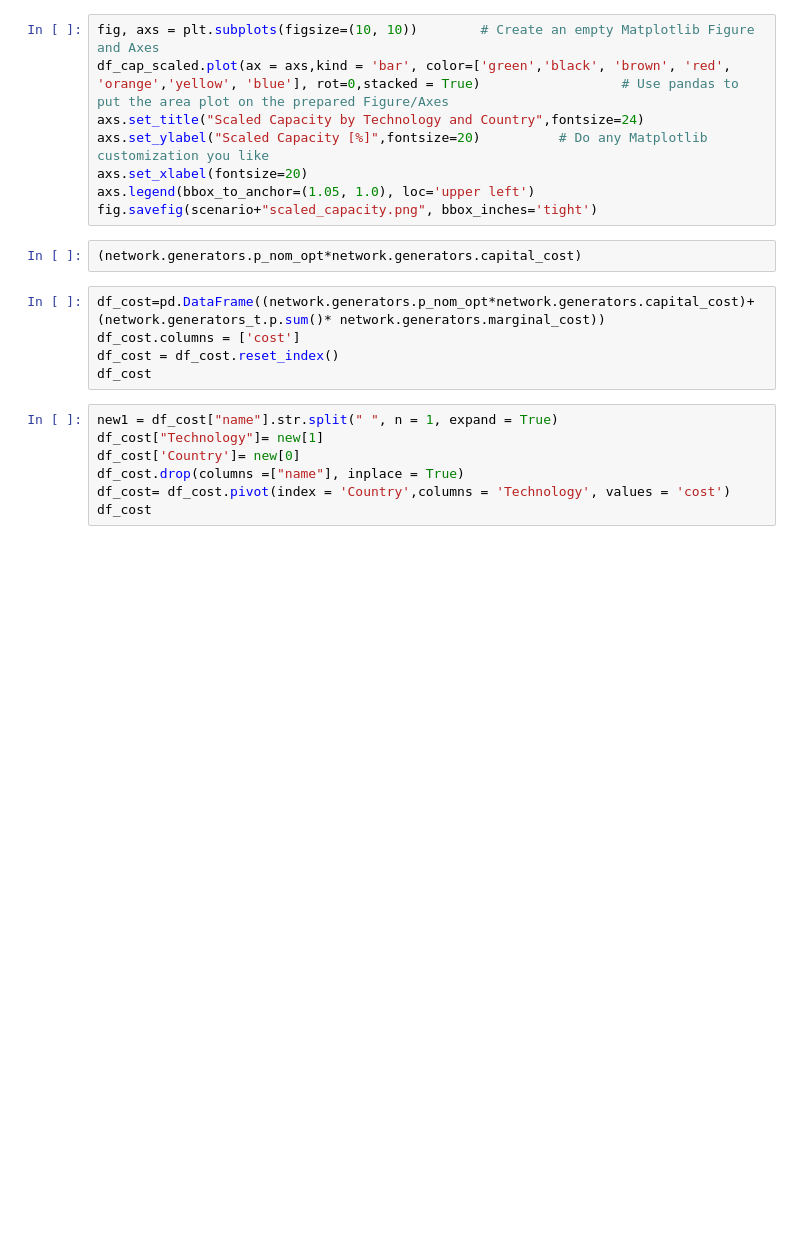
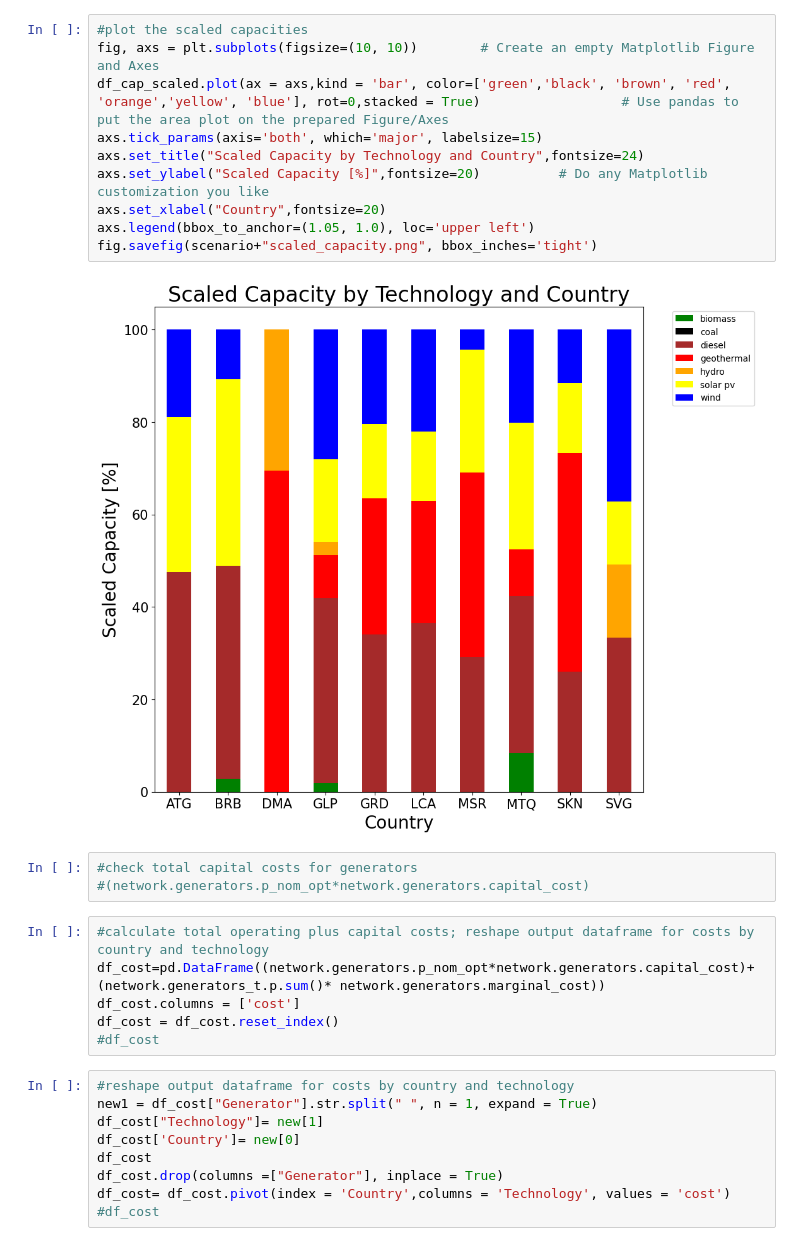
Before and after one commit to RJBrecha/EasternCaribbean100pctRE, a Jupyter notebook: ScenarioSet1/Eastern_CaribbeanExtendable.ipynb, the cells around one changed output. Drawn from its saved outputs; the diff is of its cells as text; blank space fills up the shorter version.

```diff
--- a/ScenarioSet1/Eastern_CaribbeanExtendable.ipynb
+++ b/ScenarioSet1/Eastern_CaribbeanExtendable.ipynb
@@ -55,23 +131,31 @@ df_cap_scaled
 # %%
+#plot the scaled capacities
 fig, axs = plt.subplots(figsize=(10, 10))        # Create an empty Matplotlib Figure and Axes
 df_cap_scaled.plot(ax = axs,kind = 'bar', color=['green','black', 'brown', 'red', 'orange','yellow', 'blue'], rot=0,stacked = True)                  # Use pandas to put the area plot on the prepared Figure/Axes
+axs.tick_params(axis='both', which='major', labelsize=15)
 axs.set_title("Scaled Capacity by Technology and Country",fontsize=24)
 axs.set_ylabel("Scaled Capacity [%]",fontsize=20)          # Do any Matplotlib customization you like
-axs.set_xlabel(fontsize=20)
+axs.set_xlabel("Country",fontsize=20)
 axs.legend(bbox_to_anchor=(1.05, 1.0), loc='upper left')
 fig.savefig(scenario+"scaled_capacity.png", bbox_inches='tight')
+# %% [output]
+[figure, added]
 # %%
-(network.generators.p_nom_opt*network.generators.capital_cost)
+#check total capital costs for generators
+#(network.generators.p_nom_opt*network.generators.capital_cost)
 # %%
+#calculate total operating plus capital costs; reshape output dataframe for costs by country and technology
 df_cost=pd.DataFrame((network.generators.p_nom_opt*network.generators.capital_cost)+(network.generators_t.p.sum()* network.generators.marginal_cost))
 df_cost.columns = ['cost']
 df_cost = df_cost.reset_index()
-df_cost
+#df_cost
 # %%
-new1 = df_cost["name"].str.split(" ", n = 1, expand = True)
+#reshape output dataframe for costs by country and technology
+new1 = df_cost["Generator"].str.split(" ", n = 1, expand = True)
 df_cost["Technology"]= new[1]
 df_cost['Country']= new[0]
-df_cost.drop(columns =["name"], inplace = True)
+df_cost
+df_cost.drop(columns =["Generator"], inplace = True)
 df_cost= df_cost.pivot(index = 'Country',columns = 'Technology', values = 'cost')
-df_cost
+#df_cost
 # %%
```
Also changed, not shown: parts of 29 cells of this notebook.
